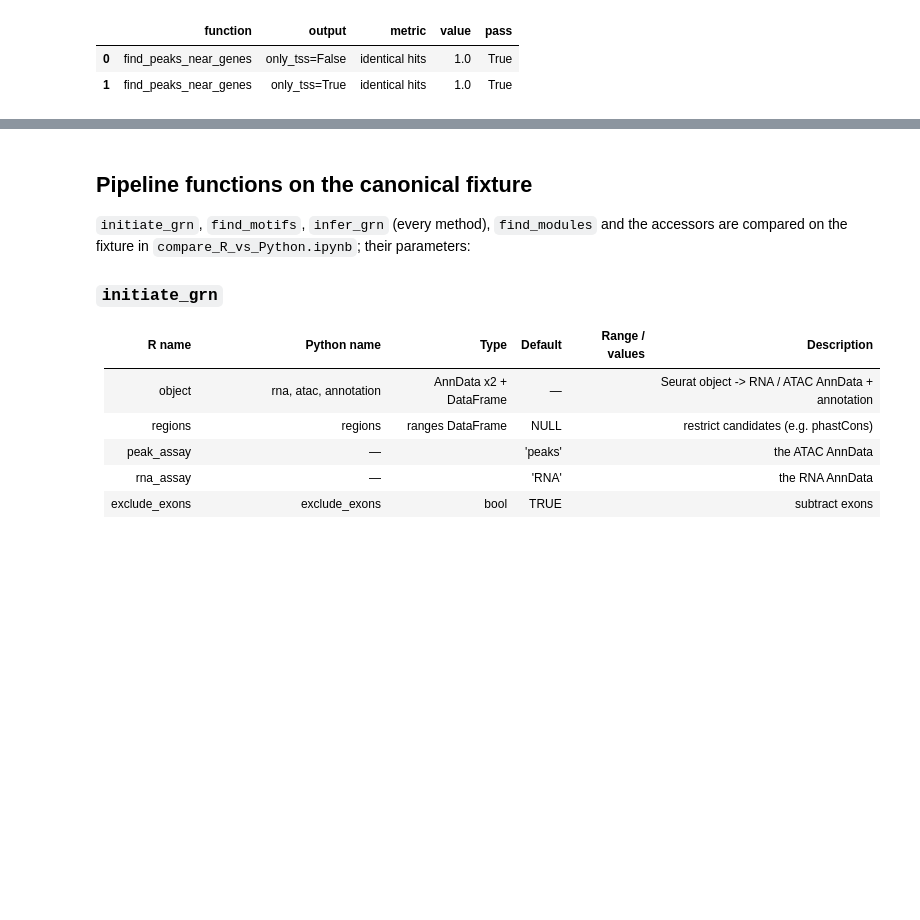
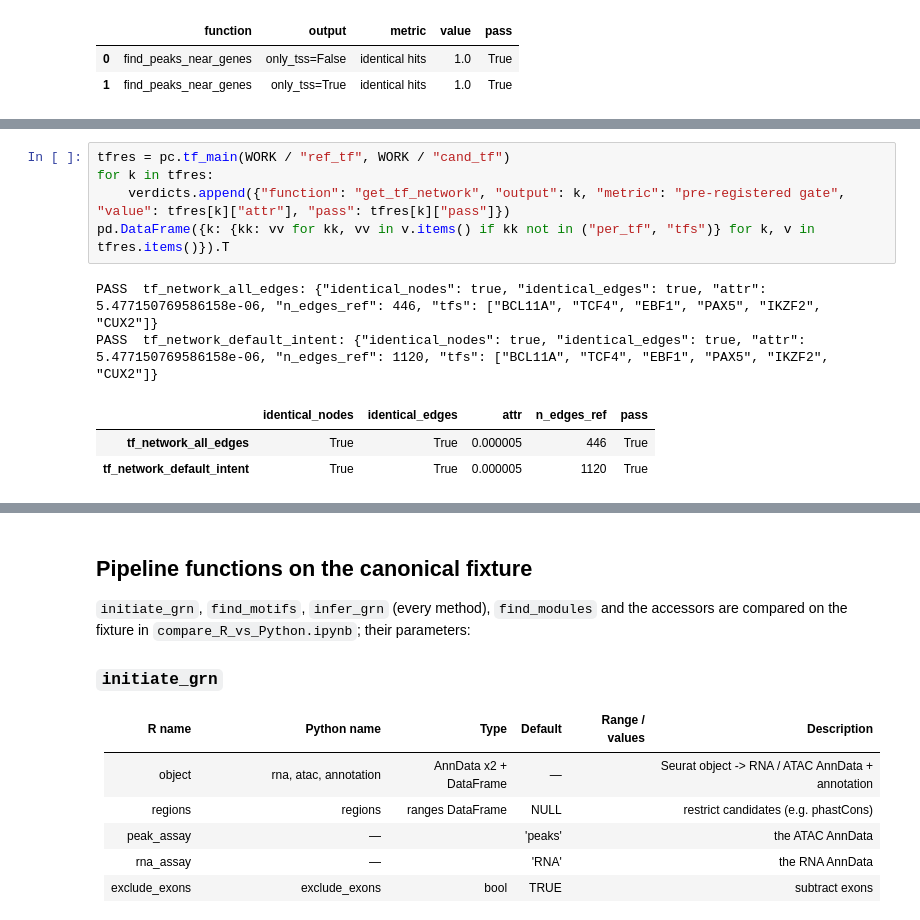
Before and after one commit to omicverse/py-Pando, a Jupyter notebook: examples/function_by_function_R_parity.ipynb, the cells around one changed output, grey strips where cells are left out. Drawn from its saved outputs; the diff is of its cells as text; blank space fills up the shorter version.

```diff
--- a/examples/function_by_function_R_parity.ipynb
+++ b/examples/function_by_function_R_parity.ipynb
@@ -321,0 +345,11 @@ pd.DataFrame(verdicts[-2:])
+# %%
+tfres = pc.tf_main(WORK / "ref_tf", WORK / "cand_tf")
+for k in tfres:
+    verdicts.append({"function": "get_tf_network", "output": k, "metric": "pre-registered gate", "value": tfres[k]["attr"], "pass": tfres[k]["pass"]})
+pd.DataFrame({k: {kk: vv for kk, vv in v.items() if kk not in ("per_tf", "tfs")} for k, v in tfres.items()}).T
+# %% [output]
+PASS  tf_network_all_edges: {"identical_nodes": true, "identical_edges": true, "attr": 5.477150769586158e-06, "n_edges_ref": 446, "tfs": ["BCL11A", "TCF4", "EBF1", "PAX5", "IKZF2", "CUX2"]}
+PASS  tf_network_default_intent: {"identical_nodes": true, "identical_edges": true, "attr": 5.477150769586158e-06, "n_edges_ref": 1120, "tfs": ["BCL11A", "TCF4", "EBF1", "PAX5", "IKZF2", "CUX2"]}
+|  | identical_nodes | identical_edges | attr | n_edges_ref | pass |
+| tf_network_all_edges | True | True | 0.000005 | 446 | True |
+| tf_network_default_intent | True | True | 0.000005 | 1120 | True |
```
Also changed, not shown: parts of 3 cells of this notebook, 13 other files.
